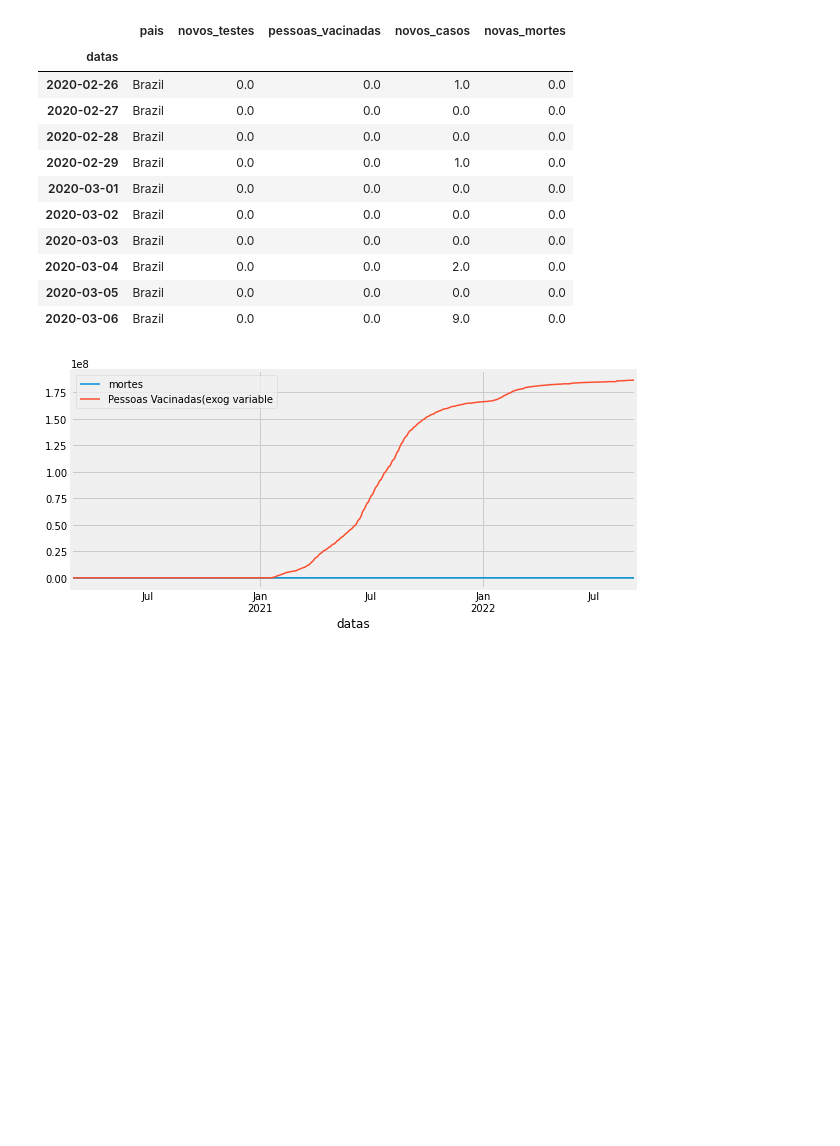
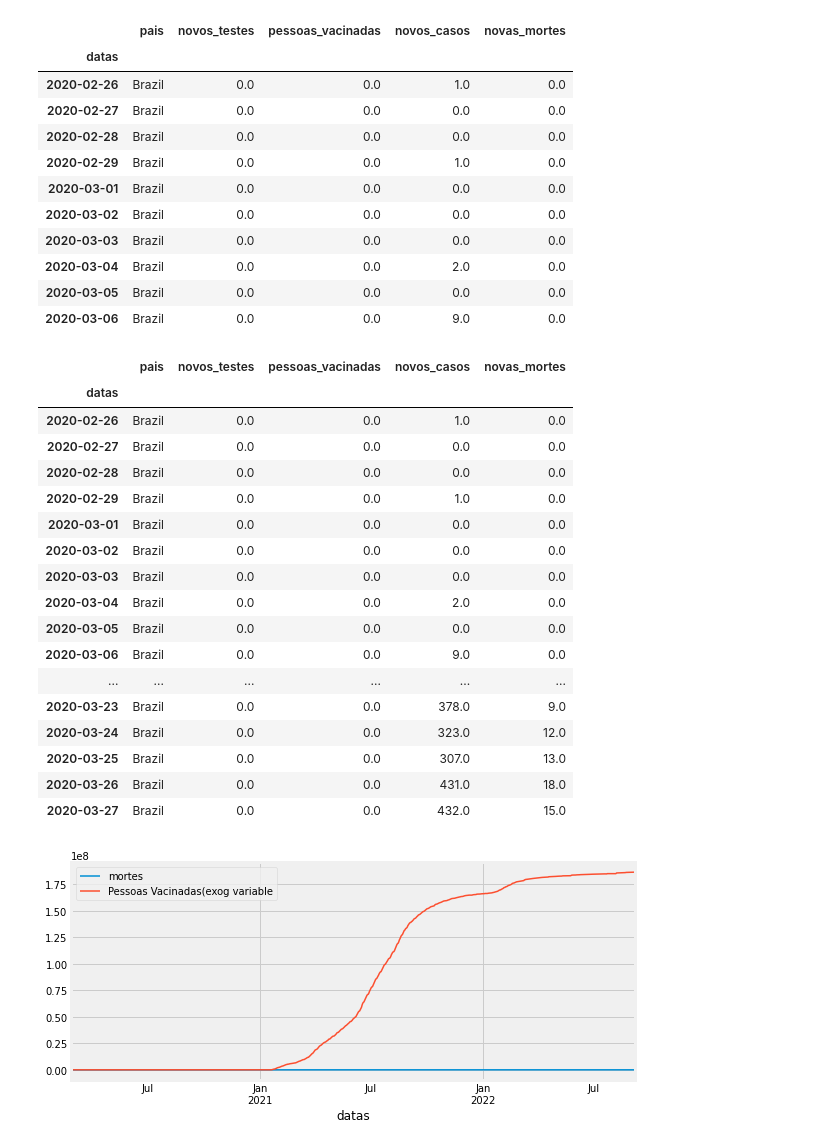
Before and after one commit to joseforneiro/DadosCovid19, a Jupyter notebook: Trabalho_LabVI.ipynb, the cells around one changed output. Drawn from its saved outputs; the diff is of its cells as text; code cells hidden in the pictures; blank space fills up the shorter version.

```diff
--- a/Trabalho_LabVI.ipynb
+++ b/Trabalho_LabVI.ipynb
@@ -252,15 +255,31 @@ datatotal.head(10)
 # %%
 # Substituindo os valores 0 da coluna pessoas_vacinadas pelo valor da linhha anterior
 last_value = 0
 for index in datatotal.index:
   if datatotal["pessoas_vacinadas"][index] > 0:
     last_value = datatotal["pessoas_vacinadas"][index]
   if datatotal["pessoas_vacinadas"][index] == 0:
     datatotal.at[index, "pessoas_vacinadas"] = last_value
 datatotal.head(31)
-
-# Fazendo um backup dos dados já limpos para trabalhar em outro método futuramente
-databackup = datatotal
+# %% [output]
+|  | pais | novos_testes | pessoas_vacinadas | novos_casos | novas_mortes |
+| datas |  |  |  |  |  |
+| 2020-02-26 | Brazil | 0.0 | 0.0 | 1.0 | 0.0 |
+| 2020-02-27 | Brazil | 0.0 | 0.0 | 0.0 | 0.0 |
+| 2020-02-28 | Brazil | 0.0 | 0.0 | 0.0 | 0.0 |
+| 2020-02-29 | Brazil | 0.0 | 0.0 | 1.0 | 0.0 |
+| 2020-03-01 | Brazil | 0.0 | 0.0 | 0.0 | 0.0 |
+| 2020-03-02 | Brazil | 0.0 | 0.0 | 0.0 | 0.0 |
+| 2020-03-03 | Brazil | 0.0 | 0.0 | 0.0 | 0.0 |
+| 2020-03-04 | Brazil | 0.0 | 0.0 | 2.0 | 0.0 |
+| 2020-03-05 | Brazil | 0.0 | 0.0 | 0.0 | 0.0 |
+| 2020-03-06 | Brazil | 0.0 | 0.0 | 9.0 | 0.0 |
+| ... | ... | ... | ... | ... | ... |
+| 2020-03-23 | Brazil | 0.0 | 0.0 | 378.0 | 9.0 |
+| 2020-03-24 | Brazil | 0.0 | 0.0 | 323.0 | 12.0 |
+| 2020-03-25 | Brazil | 0.0 | 0.0 | 307.0 | 13.0 |
+| 2020-03-26 | Brazil | 0.0 | 0.0 | 431.0 | 18.0 |
+| 2020-03-27 | Brazil | 0.0 | 0.0 | 432.0 | 15.0 |
 # %%
 # Plota os dados valores exogenos (quer podem interferir no resultado)
 fig, ax = plt.subplots(figsize=(9, 4))
```
Also changed, not shown: parts of 7 cells of this notebook.
